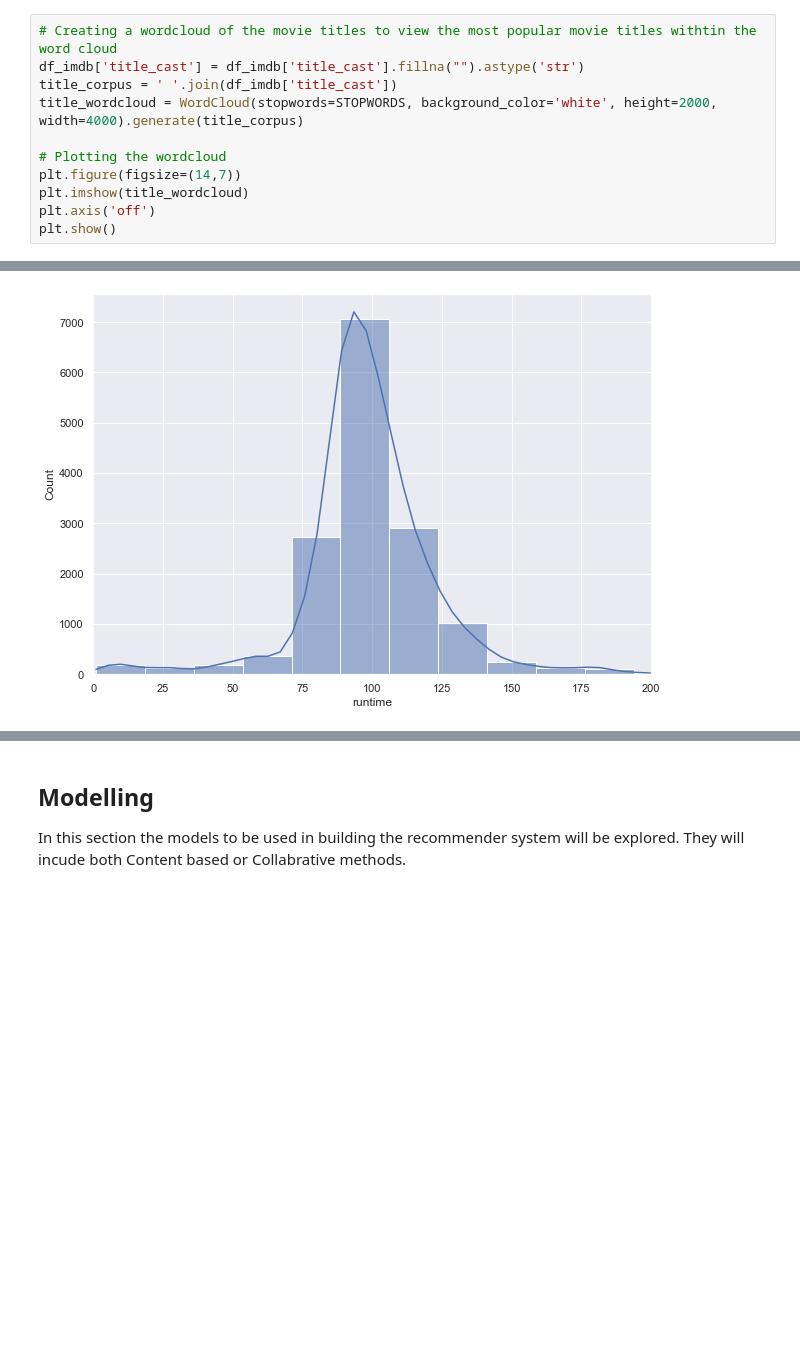
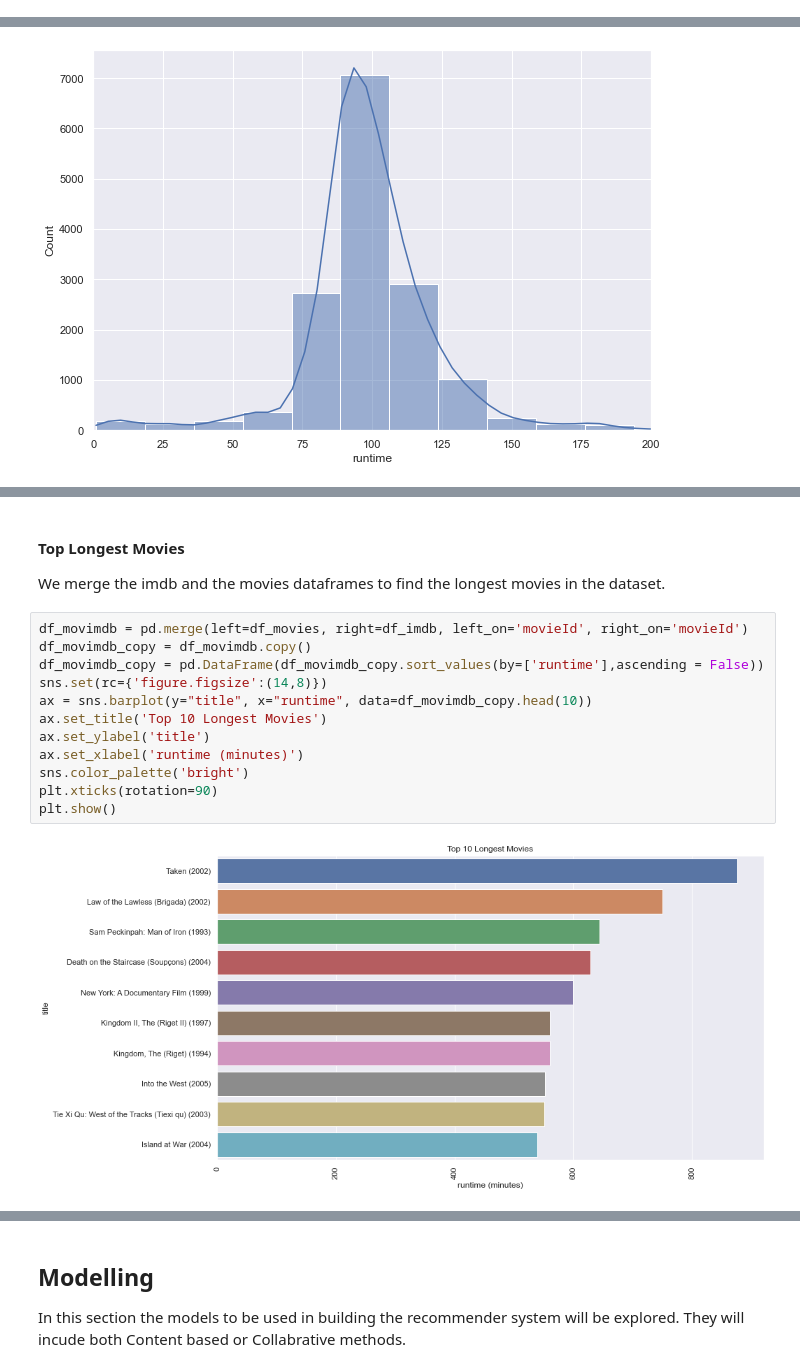
Before and after one commit to mainamwangi49/EXPLORE-TEAM-ZF1-unsupervised-predict, a Jupyter notebook: starter_notebook.ipynb, the cells around one changed output, grey strips where cells are left out. Cells and saved outputs as stored; diff of their text form; blank space fills up the shorter version.

```diff
--- a/starter_notebook.ipynb
+++ b/starter_notebook.ipynb
@@ -464,11 +453,0 @@ plt.show()
-# %%
-# Creating a wordcloud of the movie titles to view the most popular movie titles withtin the word cloud
-df_imdb['title_cast'] = df_imdb['title_cast'].fillna("").astype('str')
-title_corpus = ' '.join(df_imdb['title_cast'])
-title_wordcloud = WordCloud(stopwords=STOPWORDS, background_color='white', height=2000, width=4000).generate(title_corpus)
-
-# Plotting the wordcloud
-plt.figure(figsize=(14,7))
-plt.imshow(title_wordcloud)
-plt.axis('off')
-plt.show()
@@ -512,0 +509,17 @@ df_imdb.head()
+# %% [markdown]
+#### Top Longest Movies
+We merge the imdb and the movies dataframes to find the longest movies in the dataset.
+# %%
+df_movimdb = pd.merge(left=df_movies, right=df_imdb, left_on='movieId', right_on='movieId')
+df_movimdb_copy = df_movimdb.copy()
+df_movimdb_copy = pd.DataFrame(df_movimdb_copy.sort_values(by=['runtime'],ascending = False))
+sns.set(rc={'figure.figsize':(14,8)})
+ax = sns.barplot(y="title", x="runtime", data=df_movimdb_copy.head(10))
+ax.set_title('Top 10 Longest Movies')
+ax.set_ylabel('title')
+ax.set_xlabel('runtime (minutes)')
+sns.color_palette('bright')
+plt.xticks(rotation=90)
+plt.show()
+# %% [output]
+[figure, added]
```
Also changed, not shown: parts of 24 cells of this notebook.
